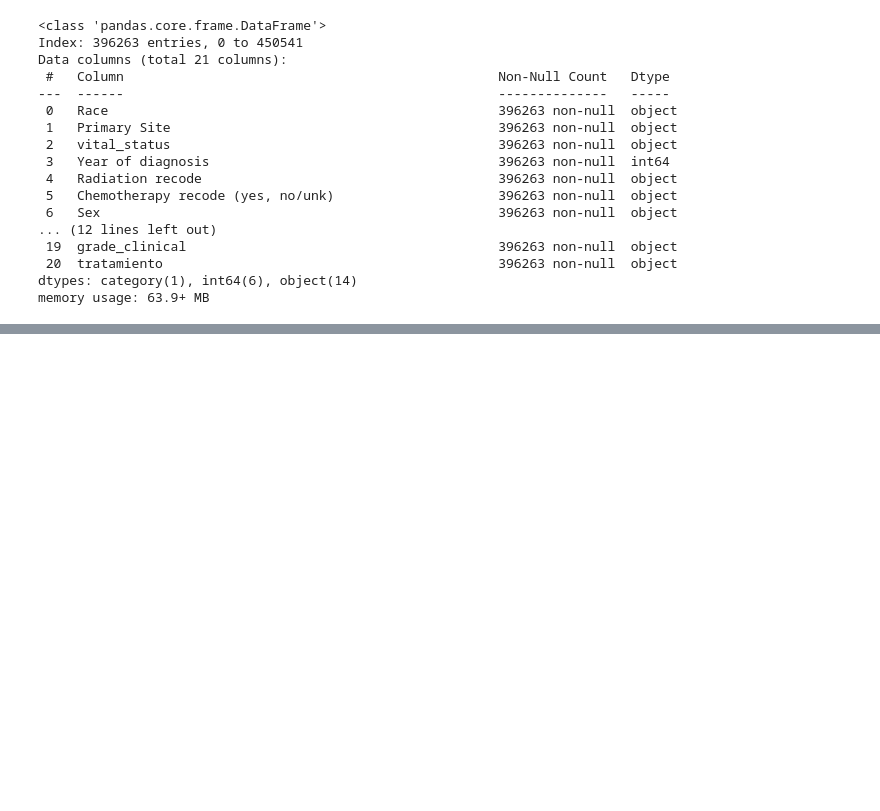
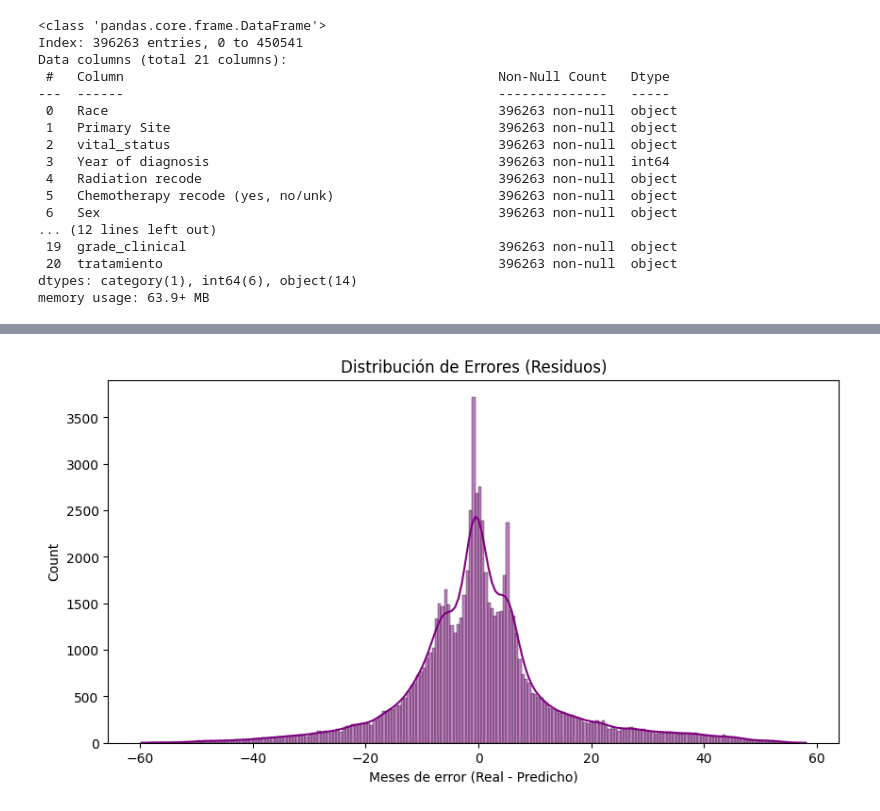
Before and after one commit to carlos-villa-restrepo/lung-cancer-prediction-xgboost, a Jupyter notebook: src/betania_EDA.ipynb, the cells around one changed output, grey strips where cells are left out. Saved outputs shown, nothing was run; the diff lists cells and outputs as text; code cells hidden in the pictures; blank space fills up the shorter version.

```diff
--- a/src/betania_EDA.ipynb
+++ b/src/betania_EDA.ipynb
@@ -1325,0 +1685,20 @@ memory usage: 63.9+ MB
+# %%
+# Extraemos el mejor modelo de la búsqueda
+mejor_modelo = random_search.best_estimator_
+
+# Guardar en formato JSON (recomendado para XGBoost moderno)
+mejor_modelo.save_model('../models/mejormodelo_xgb_supervivencia.json')
+# %%
+from sklearn.metrics import mean_absolute_error, r2_score
+import numpy as np
+
+# Realizar predicciones
+y_pred = mejor_modelo.predict(X_test)
+
+# Calcular métricas
+mae = mean_absolute_error(y_test, y_pred)
+r2 = r2_score(y_test, y_pred)
+
+print(f"--- RENDIMIENTO DEL MODELO ---")
+print(f"Error Promedio (MAE): {mae:.2f} meses")
+print(f"Precisión (R2 Score): {r2:.4f}")
@@ -1325,0 +1712,10 @@ memory usage: 63.9+ MB
+# %%
+# Graficar errores
+residuals = y_test - y_pred
+plt.figure(figsize=(10, 5))
+sns.histplot(residuals, kde=True, color='purple')
+plt.title('Distribución de Errores (Residuos)')
+plt.xlabel('Meses de error (Real - Predicho)')
+plt.show()
+# %% [output]
+[figure, added]
```
Also changed, not shown: parts of 34 cells of this notebook, 7 other files.
